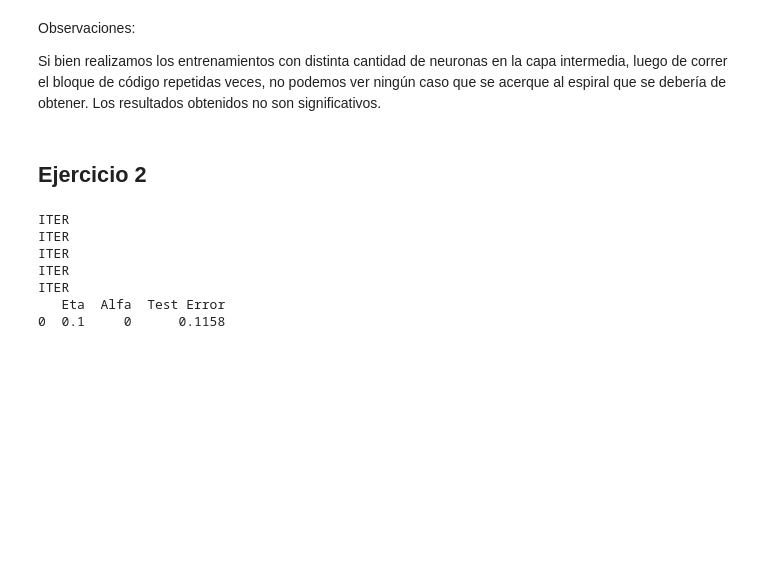
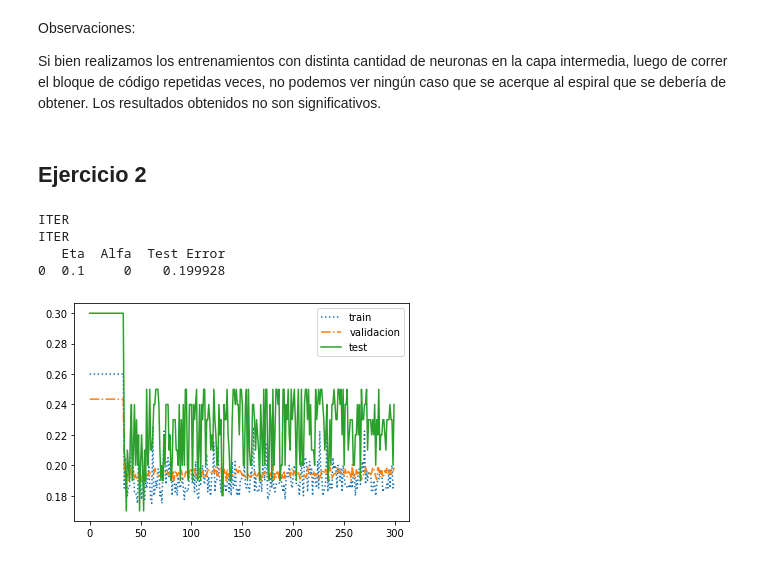
Before and after one commit to natimellino/IAA, a Jupyter notebook: TP2/ANN.ipynb, the cells around one changed output. Saved outputs shown, nothing was run; the diff lists cells and outputs as text; code cells hidden in the pictures; blank space fills up the shorter version.

```diff
--- a/TP2/ANN.ipynb
+++ b/TP2/ANN.ipynb
@@ -64,9 +66,10 @@ def entrenar_red_regresion(red, evaluaciones, X_train, y_train, X_val, y_val, X_
 
 def entrenar_red_clasificacion(red, evaluaciones, X_train, y_train, X_val, y_val, X_test, y_test):
     best_red = None
-    error_train = None
-    error_val = None
-    error_test = None
+    best_error = None
+    error_train = []
+    error_val = []
+    error_test = []
     for i in range(evaluaciones):
         # Entrenamos
         model = red.fit(X_train, y_train)
@@ -79,11 +82,12 @@ def entrenar_red_clasificacion(red, evaluaciones, X_train, y_train, X_val, y_val
         current_error_val = sk.metrics.zero_one_loss(y_val, pred_val)
         current_error_test = sk.metrics.zero_one_loss(y_test, pred_test)
 
-        if error_val is None or current_error_val < error_val:
+        if best_error is None or current_error_val < best_error:
+            best_error = current_error_val
             best_red = deepcopy(model)
-            error_train = current_error_train
-            error_test = current_error_test
-            error_val = current_error_val
+        error_train.append(current_error_train)
+        error_test.append(current_error_test)
+        error_val .append(current_error_val)
 
     return best_red, error_train, error_val, error_test
 # %%
@@ -189,7 +193,21 @@ def ej2():
     etas = [0.1] # valores para learning rate
     alfas = [0] # valores para momentum
 
-    entrenamientos = 5 # valor promedio que usaremos para el error (ejecuciones)
+    entrenamientos = 2 # valor promedio que usaremos para el error (ejecuciones)
+
+    errores_train = []
+    errores_val = []
+    errores_test = []
+    mean_error_train = []
+    mean_error_val = []
+    mean_error_test = []
+    error_train = []
+    error_val = []
+    error_test = []
+    best_error = None
+    best_eta = None
+    best_alfa = None
+    best_errores = None
 
     for eta in etas:
         for alfa in alfas:
@@ -212,40 +230,48 @@ def ej2():
                     nesterovs_momentum=False,
                     tol=0.0,
                     warm_start=True,
                     max_iter=epocas
                 )
                 red, error_train, error_val, error_test = entrenar_red_clasificacion(
                     r,
                     evaluaciones,
                     X_train,
                     y_train,
                     X_val,
                     y_val,
                     test_df.loc[ : , ['x', 'y'] ],
                     test_df.loc[:, 'Class']
                 )
-                errores_train.append(error_train)
-                errores_val.append(error_val)
-                errores_test.append(error_test)
+
+                errores_train = error_train
+                errores_val = error_val
+                errores_test = error_test
 
             # Calculamos promedio de los errores
-            # mean_error_train.append(sum(errores_train)/(len(errores_train)))
-            # mean_error_val.append(sum(errores_val)/(len(errores_val)))
-            mean_error_test.append(sum(errores_test)/(len(errores_test)))
+            mean_error_train.append(sum(errores_train)/(len(errores_train)))
+            mean_error_val.append(sum(errores_val)/(len(errores_val)))
+            current_error = sum(errores_test)/(len(errores_test))
+            mean_error_test.append(current_error)
+            # Si conseguimos un mejor error de test lo guardamos
+            if best_error is None or current_error < best_error:
+                best_error = current_error
+                best_alfa = alfa
+                best_eta = eta
+                best_error = (error_train, error_test, error_val)
 
     # Información para la tabla
     info = {'Eta' : etas, 'Alfa' : alfas, 'Test Error' : mean_error_test}
     print(pd.DataFrame(info))
+    graficar_errores(best_error[0], best_error[1], best_error[2], evaluaciones)
+
 
 
 
 
 ej2()
 # %% [output]
-ITER
-ITER
-ITER
 ITER
 ITER
    Eta  Alfa  Test Error
-0  0.1     0      0.1158
+0  0.1     0    0.199928
+[figure, added]
```
Also changed, not shown: parts of 8 cells of this notebook, 2 other files.
